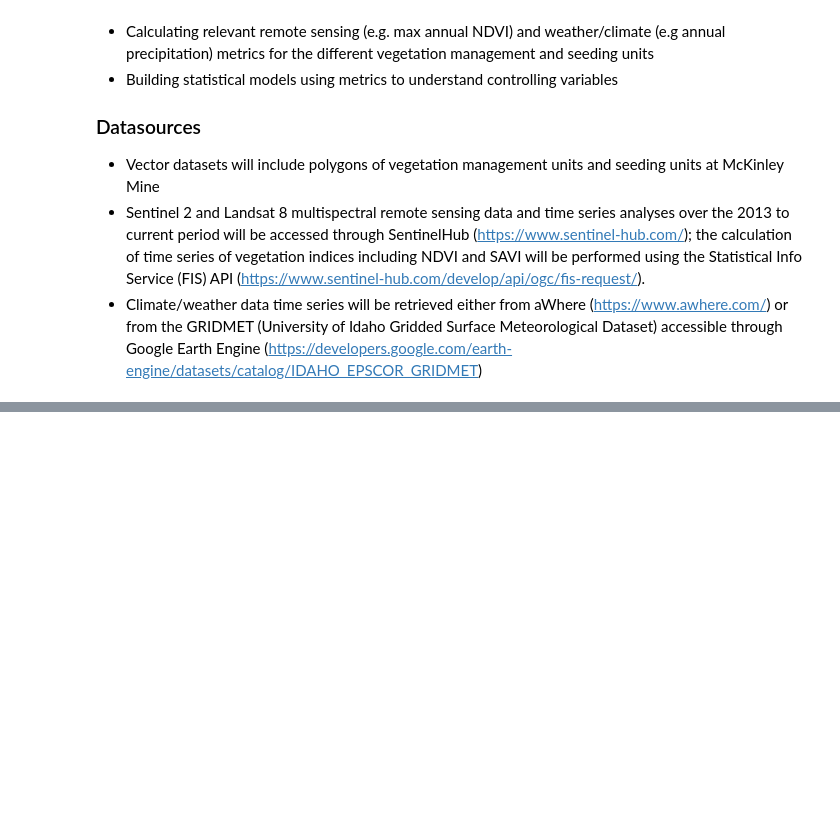
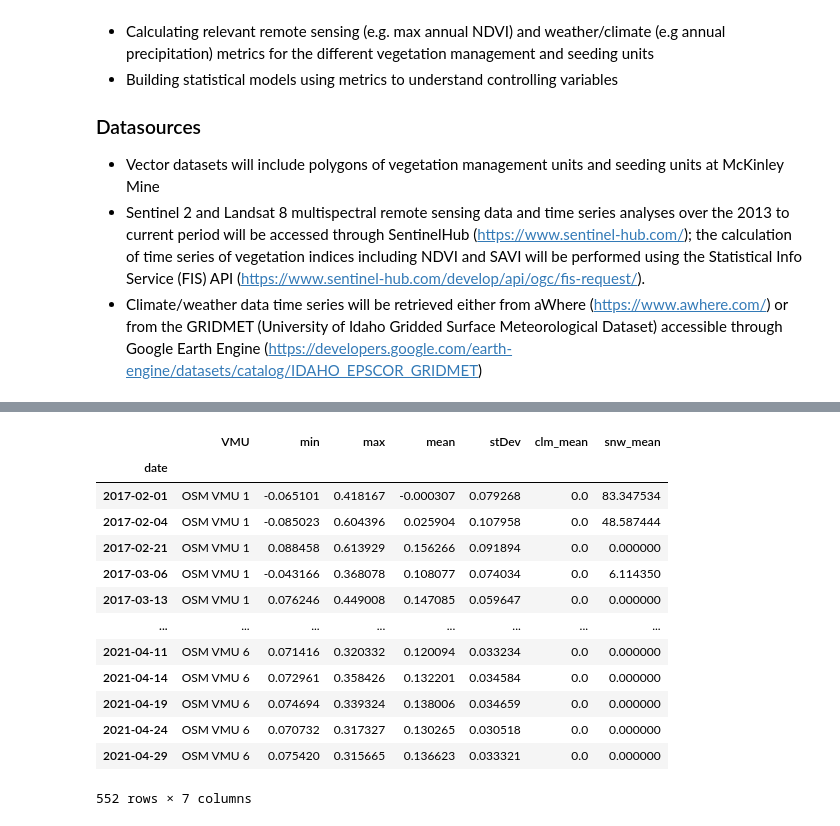
Before and after one commit to earthlab-education/ea-2021-final-project-mckinley-mine, a Jupyter notebook: mckinley_mine_spring_blog.ipynb, the cells around one changed output, grey strips where cells are left out. Drawn from its saved outputs; the diff is of its cells as text; code cells hidden in the pictures; blank space fills up the shorter version.

```diff
--- a/mckinley_mine_spring_blog.ipynb
+++ b/mckinley_mine_spring_blog.ipynb
@@ -253,0 +410,47 @@ plt.show()
+# %%
+# Clean up the FIS results
+fis_df_all = fis_df_all_raw.copy(deep=True)
+
+# Convert stats values from objects to float
+fis_df_all['min'] = fis_df_all['min'].astype(float, errors = 'raise')
+fis_df_all['max'] = fis_df_all['max'].astype(float, errors = 'raise')
+fis_df_all['mean'] = fis_df_all['mean'].astype(float, errors = 'raise')
+fis_df_all['stDev'] = fis_df_all['stDev'].astype(float, errors = 'raise')
+fis_df_all['clm_mean'] = fis_df_all['clm_mean'].astype(float, errors = 'raise')
+fis_df_all['snw_mean'] = fis_df_all['snw_mean'].astype(float, errors = 'raise')
+
+# Drop rows with NaN
+fis_df_all.dropna(inplace=True)
+
+# Remove cloudy results
+fis_df_all.drop(fis_df_all[fis_df_all['clm_mean'] > 0].index, inplace = True)
+
+# Format the date field
+fis_df_all['date'] = pd.to_datetime(fis_df_all['date'])
+
+# Average over multipolygon VMU's
+fis_df_all = fis_df_all.groupby(['date', 'VMU']).mean()
+
+# Sort by date
+fis_df_all.sort_values(['VMU','date'], inplace=True)
+
+# Reset index
+fis_df_all.reset_index(inplace=True)
+fis_df_all.set_index('date', inplace=True)
+
+fis_df_all
+# %% [output]
+|  | VMU | min | max | mean | stDev | clm_mean | snw_mean |
+| date |  |  |  |  |  |  |  |
+| 2017-02-01 | OSM VMU 1 | -0.065101 | 0.418167 | -0.000307 | 0.079268 | 0.0 | 83.347534 |
+| 2017-02-04 | OSM VMU 1 | -0.085023 | 0.604396 | 0.025904 | 0.107958 | 0.0 | 48.587444 |
+| 2017-02-21 | OSM VMU 1 | 0.088458 | 0.613929 | 0.156266 | 0.091894 | 0.0 | 0.000000 |
+| 2017-03-06 | OSM VMU 1 | -0.043166 | 0.368078 | 0.108077 | 0.074034 | 0.0 | 6.114350 |
+| 2017-03-13 | OSM VMU 1 | 0.076246 | 0.449008 | 0.147085 | 0.059647 | 0.0 | 0.000000 |
+| ... | ... | ... | ... | ... | ... | ... | ... |
+| 2021-04-11 | OSM VMU 6 | 0.071416 | 0.320332 | 0.120094 | 0.033234 | 0.0 | 0.000000 |
+| 2021-04-14 | OSM VMU 6 | 0.072961 | 0.358426 | 0.132201 | 0.034584 | 0.0 | 0.000000 |
+| 2021-04-19 | OSM VMU 6 | 0.074694 | 0.339324 | 0.138006 | 0.034659 | 0.0 | 0.000000 |
+| 2021-04-24 | OSM VMU 6 | 0.070732 | 0.317327 | 0.130265 | 0.030518 | 0.0 | 0.000000 |
+| 2021-04-29 | OSM VMU 6 | 0.075420 | 0.315665 | 0.136623 | 0.033321 | 0.0 | 0.000000 |
+552 rows × 7 columns
```
Also changed, not shown: parts of 24 cells of this notebook, 1 other file.
